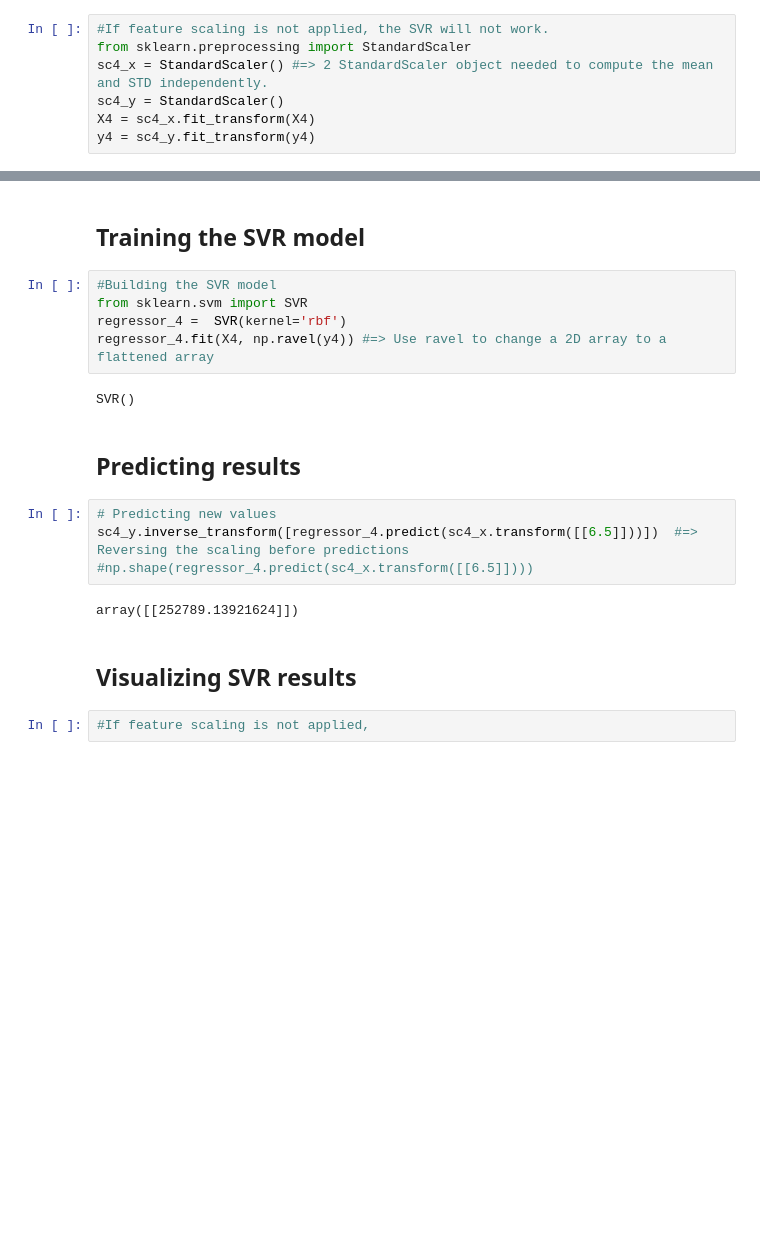
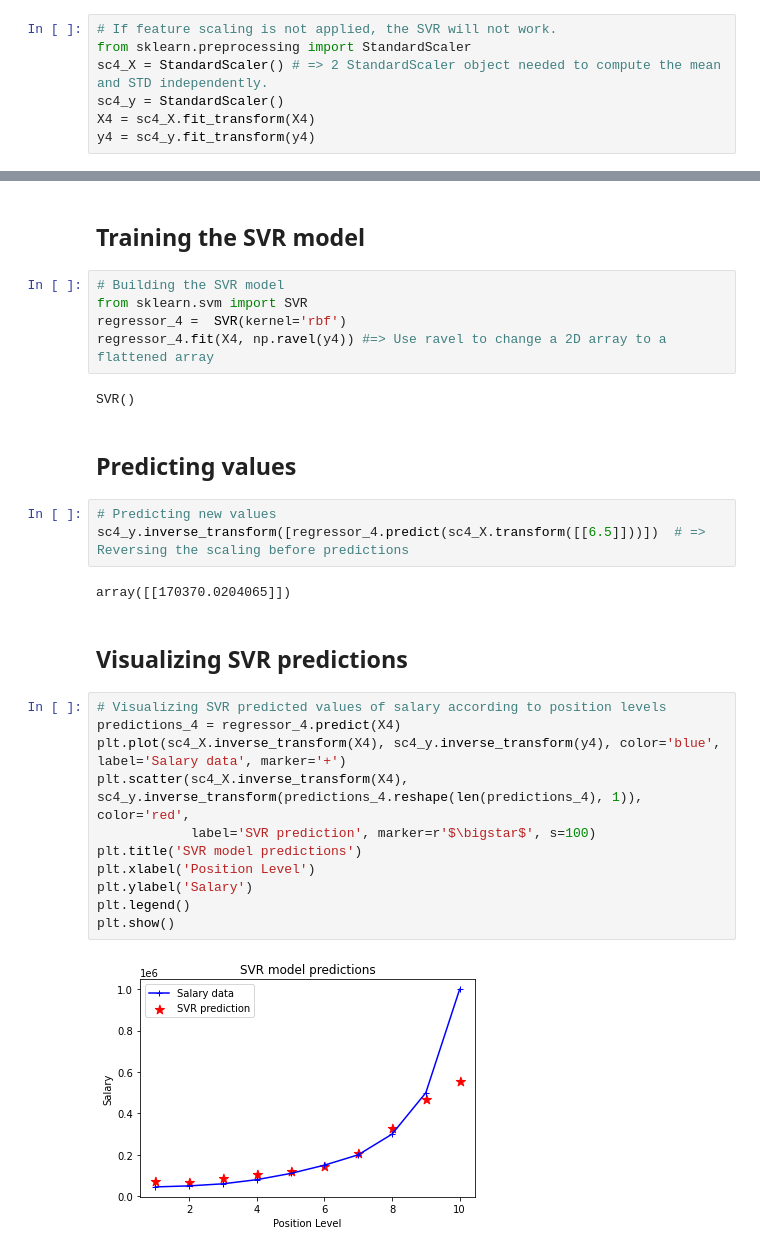
Before and after one commit to gabrielborja/machine_learning, a Jupyter notebook: 02_regression_models.ipynb, the cells around one changed output, grey strips where cells are left out. Cells and saved outputs as stored; diff of their text form; blank space fills up the shorter version.

Commit message:
Add SVR plots of predictions

```diff
--- a/02_regression_models.ipynb
+++ b/02_regression_models.ipynb
@@ -457,10 +457,10 @@ np.shape(y4)
 # %% [markdown]
 ## Feature Scaling
 # %%
-#If feature scaling is not applied, the SVR will not work.
+# If feature scaling is not applied, the SVR will not work.
 from sklearn.preprocessing import StandardScaler
-sc4_x = StandardScaler() #=> 2 StandardScaler object needed to compute the mean and STD independently.
+sc4_X = StandardScaler() # => 2 StandardScaler object needed to compute the mean and STD independently.
 sc4_y = StandardScaler()
-X4 = sc4_x.fit_transform(X4)
+X4 = sc4_X.fit_transform(X4)
 y4 = sc4_y.fit_transform(y4)
 # %%
@@ -494,21 +494,31 @@ array([[-0.72004253],
 # %% [markdown]
 ## Training the SVR model
 # %%
-#Building the SVR model
+# Building the SVR model
 from sklearn.svm import SVR
 regressor_4 =  SVR(kernel='rbf')
 regressor_4.fit(X4, np.ravel(y4)) #=> Use ravel to change a 2D array to a flattened array
 # %% [output]
 SVR()
 # %% [markdown]
-## Predicting results
+## Predicting values
 # %%
 # Predicting new values
-sc4_y.inverse_transform([regressor_4.predict(sc4_x.transform([[6.5]]))])  #=> Reversing the scaling before predictions
-#np.shape(regressor_4.predict(sc4_x.transform([[6.5]])))
+sc4_y.inverse_transform([regressor_4.predict(sc4_X.transform([[6.5]]))])  # => Reversing the scaling before predictions
 # %% [output]
-array([[252789.13921624]])
+array([[170370.0204065]])
 # %% [markdown]
-## Visualizing SVR results
+## Visualizing SVR predictions
-# %%
-#If feature scaling is not applied,
+# %%
+# Visualizing SVR predicted values of salary according to position levels
+predictions_4 = regressor_4.predict(X4)
+plt.plot(sc4_X.inverse_transform(X4), sc4_y.inverse_transform(y4), color='blue', label='Salary data', marker='+')
+plt.scatter(sc4_X.inverse_transform(X4), sc4_y.inverse_transform(predictions_4.reshape(len(predictions_4), 1)), color='red',
+            label='SVR prediction', marker=r'$\bigstar$', s=100)
+plt.title('SVR model predictions')
+plt.xlabel('Position Level')
+plt.ylabel('Salary')
+plt.legend()
+plt.show()
+# %% [output]
+[figure, added]
```
Also changed, not shown: parts of 9 cells of this notebook.
